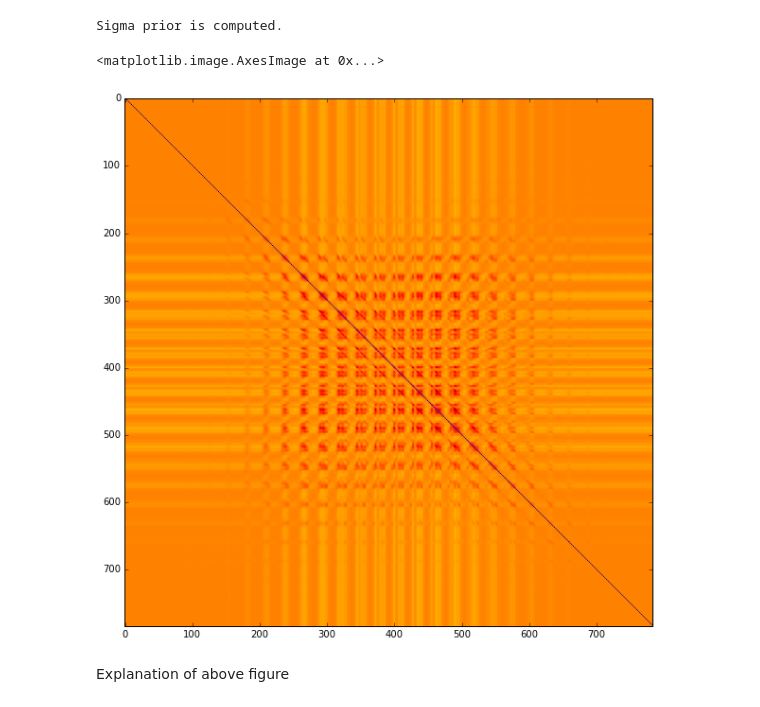
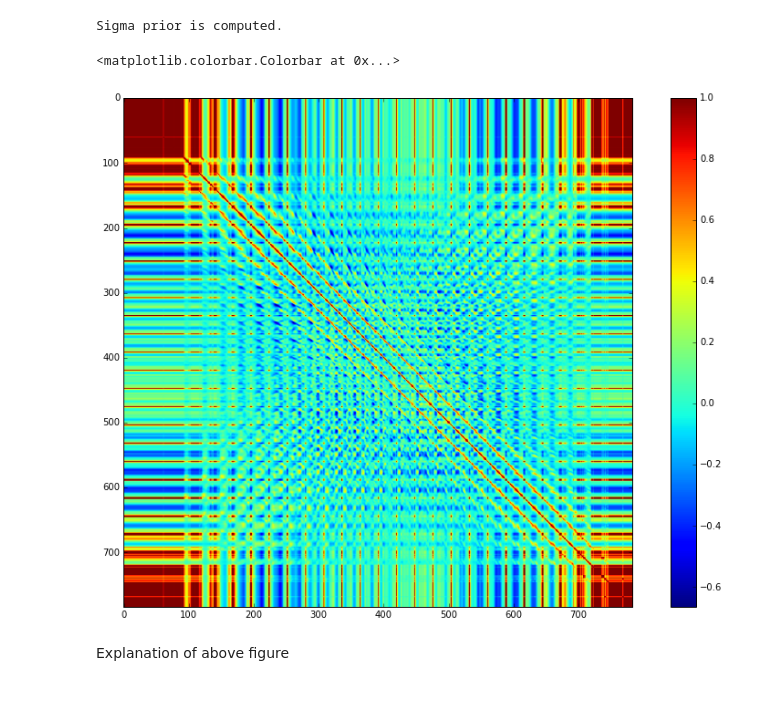
Before and after one commit to EmielStoelinga/CCN1718, a Jupyter notebook: ass4/CCN Assignment 4.ipynb, the cells around one changed output. Drawn from its saved outputs; the diff is of its cells as text; code cells hidden in the pictures.

```diff
--- a/ass4/CCN Assignment 4.ipynb
+++ b/ass4/CCN Assignment 4.ipynb
@@ -15,18 +16,19 @@ Y = data['Y']
 prior = data['prior']
 # %%
 def normalize(data):
-    np.transpose(data)
+    data = np.transpose(data)
     output = []
     for row in data:
         this_row = row
         mean = np.mean(this_row)
         std = np.std(this_row)
         if std == 0:
-            break
-        normalized = (this_row-mean)/std
+            normalized = np.zeros(len(this_row))
+        else:
+            normalized = (this_row-mean)/std
         output.append(normalized)
 
-    np.transpose(output)
+    output = np.transpose(output)
     return np.asarray(output)
 # %%
 def split_into_train_test(data, train_per):
@@ -67,22 +69,21 @@ print("B is computed.")
 # %% [output]
 B is computed.
 # %%
-sig = (10^-3)*l
-
 first = np.dot(np.transpose(prior), prior)
 sigPrior = first / (len(prior)-1)
-sigPrior[np.diag_indices_from(sigPrior)] += 10^-6 # regularize
+sigPrior[np.diag_indices_from(sigPrior)] += 10**-6 # regularize
 
 print("Sigma prior is computed.")
 # %% [output]
 Sigma prior is computed.
 # %%
 plt.figure(1, figsize=(15,10))
-plt.colorbar
-plt.imshow(sigPrior)
+
+cax = plt.imshow(sigPrior)
+plt.colorbar(cax)
 # %% [output]
-<matplotlib.image.AxesImage at 0x...>
+<matplotlib.colorbar.Colorbar at 0x...>
-[figure, old version]
+[figure, new version]
 # %% [markdown]
 Explanation of above figure
 # %% [markdown]
```
Also changed, not shown: parts of 7 cells of this notebook.
